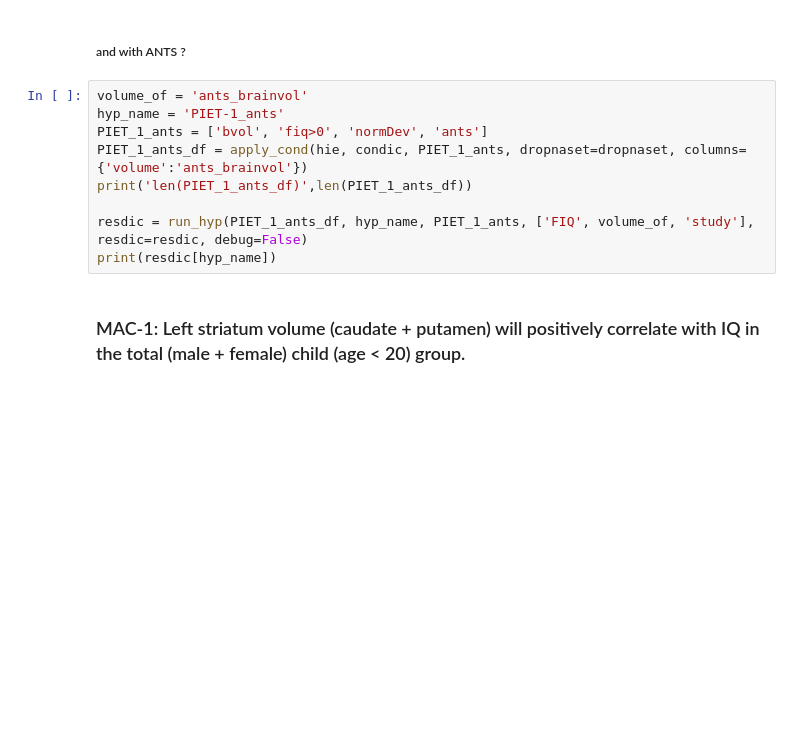
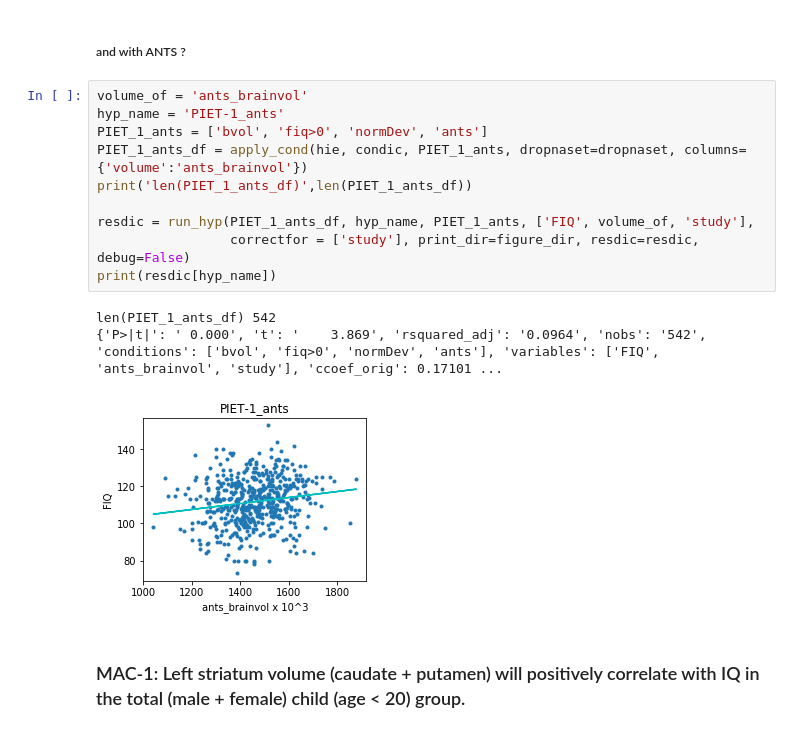
Before and after one commit to jbpoline/simple2_analysis, a Jupyter notebook: simple2-cleaner.ipynb, the cells around one changed output. Drawn from its saved outputs; the diff is of its cells as text; blank space fills up the shorter version.

```diff
--- a/simple2-cleaner.ipynb
+++ b/simple2-cleaner.ipynb
@@ -546,12 +585,17 @@ print(resdic[hyp_name])
 # %%
 volume_of = 'ants_brainvol'
 hyp_name = 'PIET-1_ants'
 PIET_1_ants = ['bvol', 'fiq>0', 'normDev', 'ants']
 PIET_1_ants_df = apply_cond(hie, condic, PIET_1_ants, dropnaset=dropnaset, columns={'volume':'ants_brainvol'})
 print('len(PIET_1_ants_df)',len(PIET_1_ants_df))
 
-resdic = run_hyp(PIET_1_ants_df, hyp_name, PIET_1_ants, ['FIQ', volume_of, 'study'], resdic=resdic, debug=False)
+resdic = run_hyp(PIET_1_ants_df, hyp_name, PIET_1_ants, ['FIQ', volume_of, 'study'],
+                 correctfor = ['study'], print_dir=figure_dir, resdic=resdic, debug=False)
 print(resdic[hyp_name])
+# %% [output]
+len(PIET_1_ants_df) 542
+{'P>|t|': ' 0.000', 't': '    3.869', 'rsquared_adj': '0.0964', 'nobs': '542', 'conditions': ['bvol', 'fiq>0', 'normDev', 'ants'], 'variables': ['FIQ', 'ants_brainvol', 'study'], 'ccoef_orig': 0.17101 ...
+[figure, added]
 # %% [markdown]
 ### MAC-1: Left striatum volume (caudate + putamen) will positively correlate with IQ in the total (male + female) child (age < 20) group.
 # %% [markdown]
```
Also changed, not shown: parts of 51 cells of this notebook, 1 other file.
